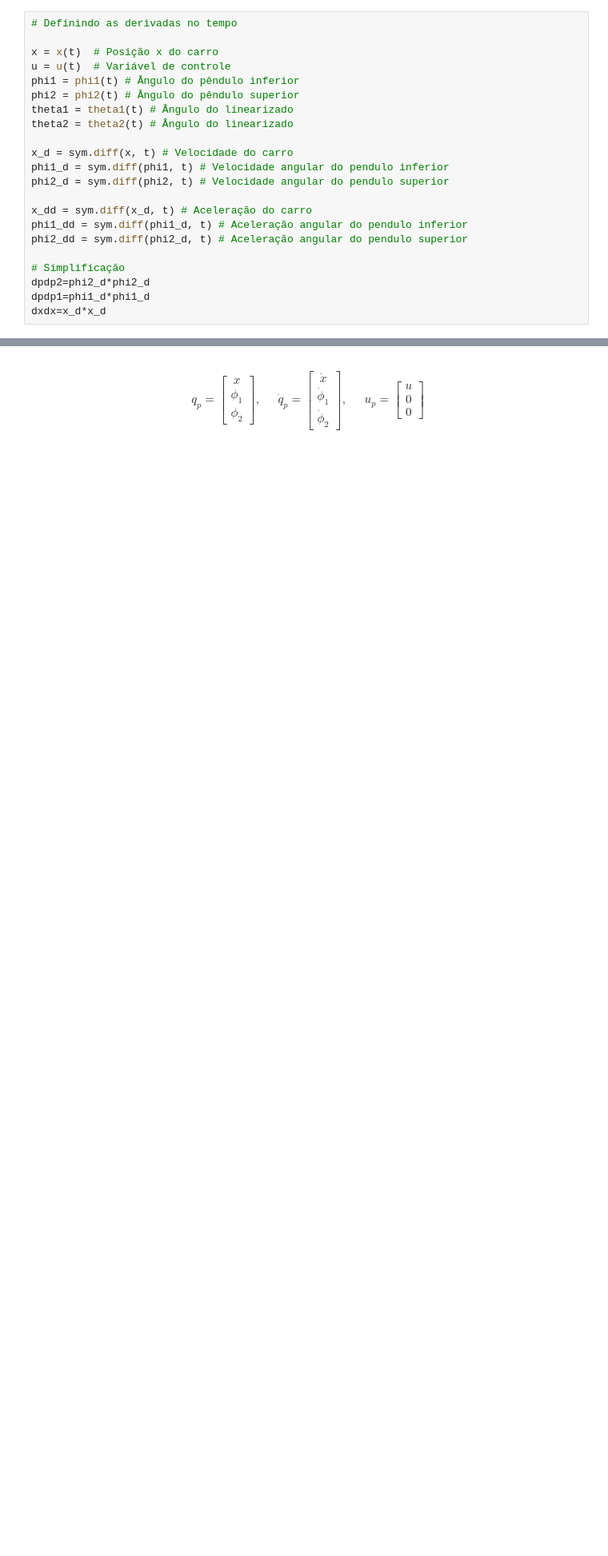
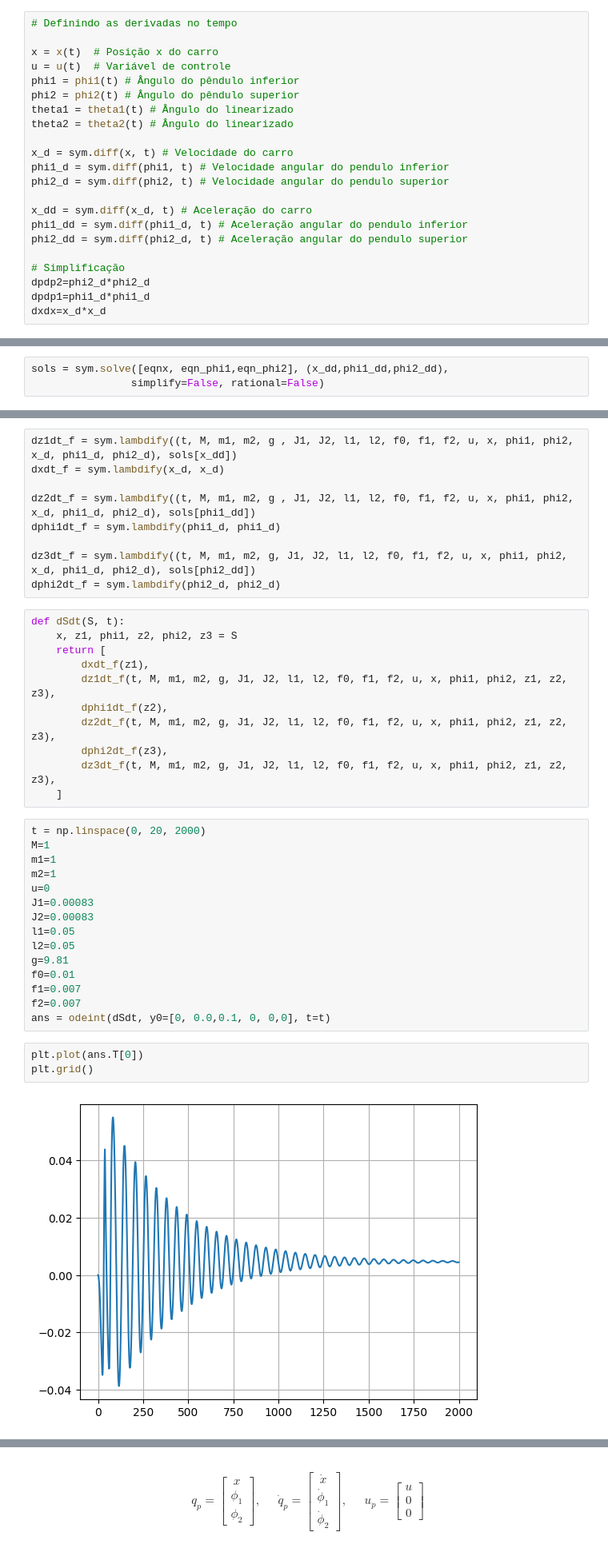
Before and after one commit to thebrendonbarbosa/Projeto_TCC_DPI_Thalyson, a Jupyter notebook: scripts/modelagem_sistema_duplo_pêndulo.ipynb, the cells around one changed output, grey strips where cells are left out. Shown at 80% size. Cells and saved outputs as stored; diff of their text form; blank space fills up the shorter version.

```diff
--- a/scripts/modelagem_sistema_duplo_pêndulo.ipynb
+++ b/scripts/modelagem_sistema_duplo_pêndulo.ipynb
@@ -93,0 +104,3 @@ sol_phi2dd = sym.solve(eqn_phi2, phi2_dd)[0]
+# %%
+sols = sym.solve([eqnx, eqn_phi1,eqn_phi2], (x_dd,phi1_dd,phi2_dd),
+                simplify=False, rational=False)
@@ -93,0 +109,40 @@ sol_phi2dd = sym.solve(eqn_phi2, phi2_dd)[0]
+# %%
+dz1dt_f = sym.lambdify((t, M, m1, m2, g , J1, J2, l1, l2, f0, f1, f2, u, x, phi1, phi2, x_d, phi1_d, phi2_d), sols[x_dd])
+dxdt_f = sym.lambdify(x_d, x_d)
+
+dz2dt_f = sym.lambdify((t, M, m1, m2, g , J1, J2, l1, l2, f0, f1, f2, u, x, phi1, phi2, x_d, phi1_d, phi2_d), sols[phi1_dd])
+dphi1dt_f = sym.lambdify(phi1_d, phi1_d)
+
+dz3dt_f = sym.lambdify((t, M, m1, m2, g, J1, J2, l1, l2, f0, f1, f2, u, x, phi1, phi2, x_d, phi1_d, phi2_d), sols[phi2_dd])
+dphi2dt_f = sym.lambdify(phi2_d, phi2_d)
+# %%
+def dSdt(S, t):
+    x, z1, phi1, z2, phi2, z3 = S
+    return [
+        dxdt_f(z1),
+        dz1dt_f(t, M, m1, m2, g, J1, J2, l1, l2, f0, f1, f2, u, x, phi1, phi2, z1, z2, z3),
+        dphi1dt_f(z2),
+        dz2dt_f(t, M, m1, m2, g, J1, J2, l1, l2, f0, f1, f2, u, x, phi1, phi2, z1, z2, z3),
+        dphi2dt_f(z3),
+        dz3dt_f(t, M, m1, m2, g, J1, J2, l1, l2, f0, f1, f2, u, x, phi1, phi2, z1, z2, z3),
+    ]
+# %%
+t = np.linspace(0, 20, 2000)
+M=1
+m1=1
+m2=1
+u=0
+J1=0.00083
+J2=0.00083
+l1=0.05
+l2=0.05
+g=9.81
+f0=0.01
+f1=0.007
+f2=0.007
+ans = odeint(dSdt, y0=[0, 0.0,0.1, 0, 0,0], t=t)
+# %%
+plt.plot(ans.T[0])
+plt.grid()
+# %% [output]
+[figure, added]
```
Also changed, not shown: parts of 18 cells of this notebook.
